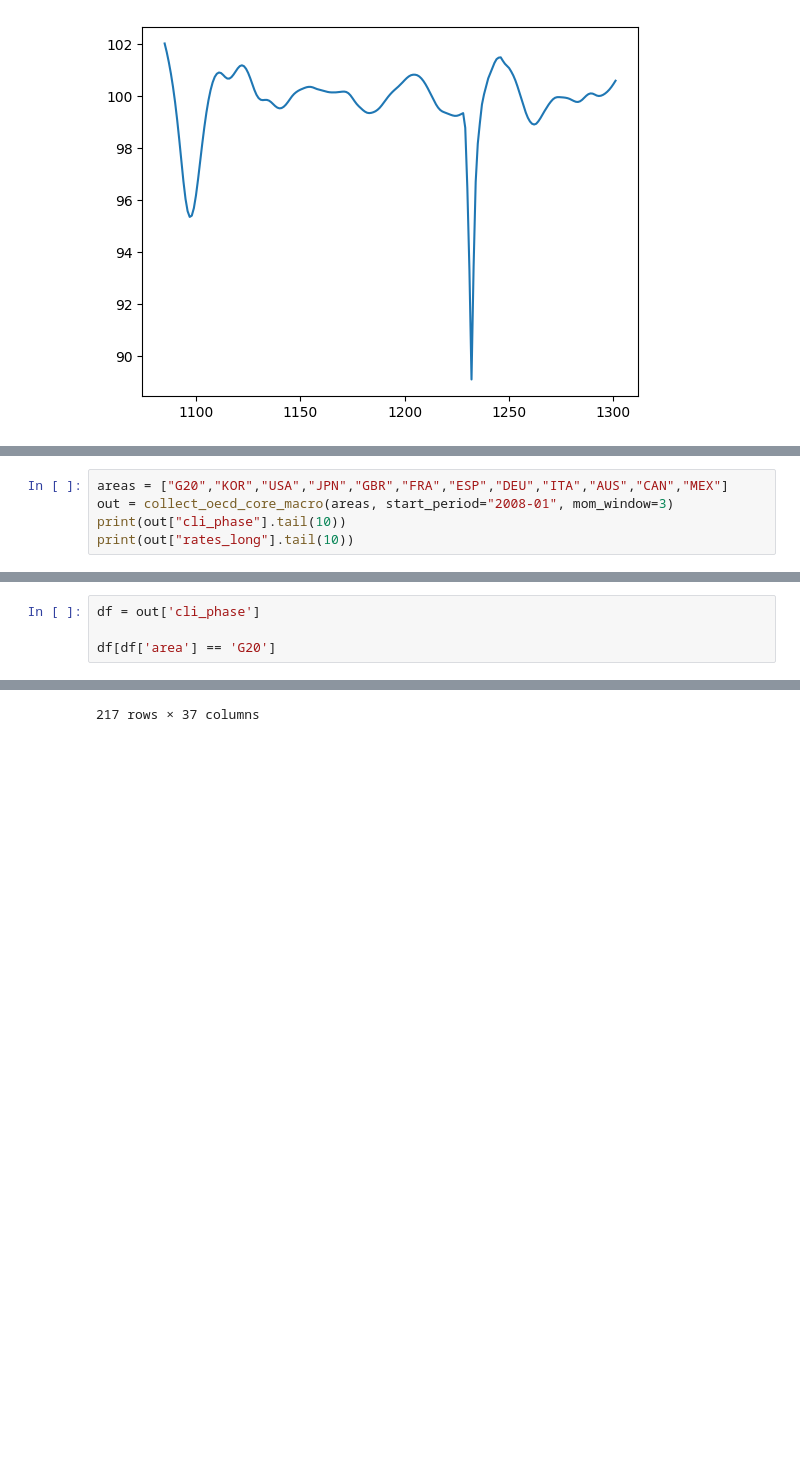
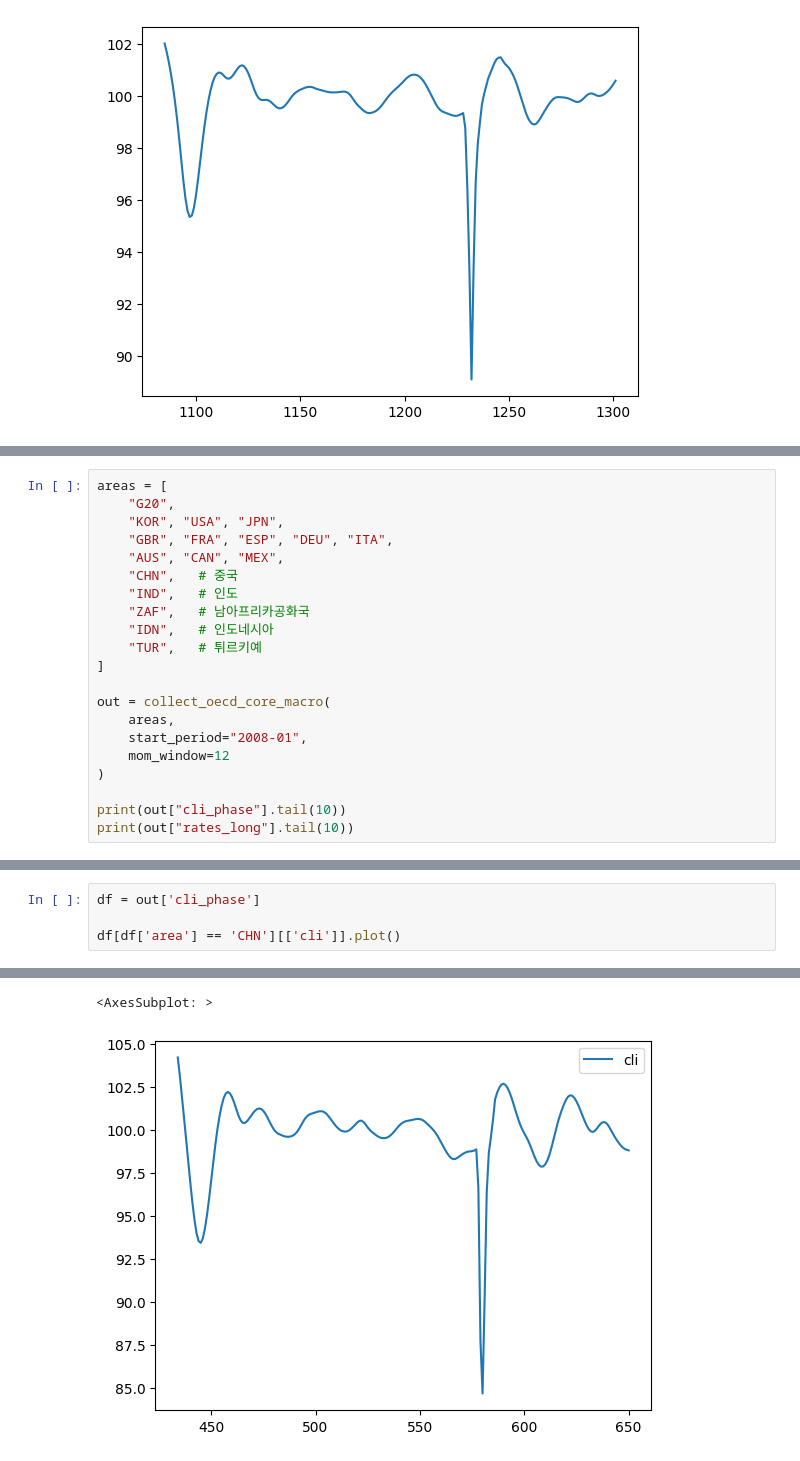
Before and after one commit to stox74/stock_forecast, a Jupyter notebook: ODP/BOK/OECD_API.ipynb, the cells around one changed output, grey strips where cells are left out. Drawn from its saved outputs; the diff is of its cells as text; blank space fills up the shorter version.

```diff
--- a/ODP/BOK/OECD_API.ipynb
+++ b/ODP/BOK/OECD_API.ipynb
@@ -422,8 +506,24 @@ def collect_oecd_core_macro(
 #     print(out["cli_phase"].tail(10))
 #     print(out["rates_long"].tail(10))
 # %%
-areas = ["G20","KOR","USA","JPN","GBR","FRA","ESP","DEU","ITA","AUS","CAN","MEX"]
-out = collect_oecd_core_macro(areas, start_period="2008-01", mom_window=3)
+areas = [
+    "G20",
+    "KOR", "USA", "JPN",
+    "GBR", "FRA", "ESP", "DEU", "ITA",
+    "AUS", "CAN", "MEX",
+    "CHN",   # 중국
+    "IND",   # 인도
+    "ZAF",   # 남아프리카공화국
+    "IDN",   # 인도네시아
+    "TUR",   # 튀르키예
+]
+
+out = collect_oecd_core_macro(
+    areas,
+    start_period="2008-01",
+    mom_window=12
+)
+
 print(out["cli_phase"].tail(10))
 print(out["rates_long"].tail(10))
 # %% [output]
@@ -447,5 +547,5 @@ print(out["rates_long"].tail(10))
 # %%
 df = out['cli_phase']
 
-df[df['area'] == 'G20']
+df[df['area'] == 'CHN'][['cli']].plot()
 # %% [output]
@@ -464 +552,2 @@ df[df['area'] == 'G20']
-217 rows × 37 columns
+<AxesSubplot: >
+[figure, added]
```
Also changed, not shown: parts of 6 cells of this notebook.
